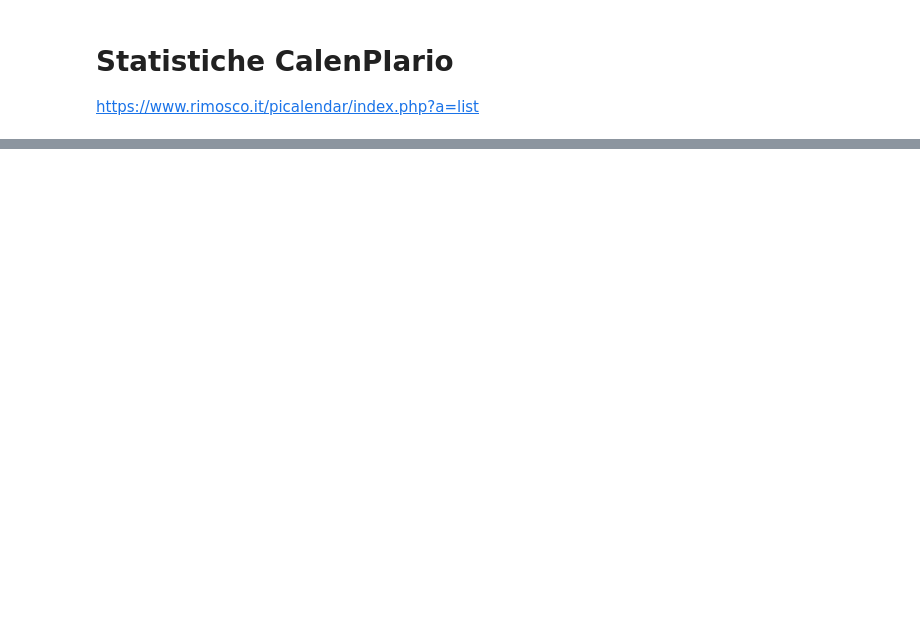
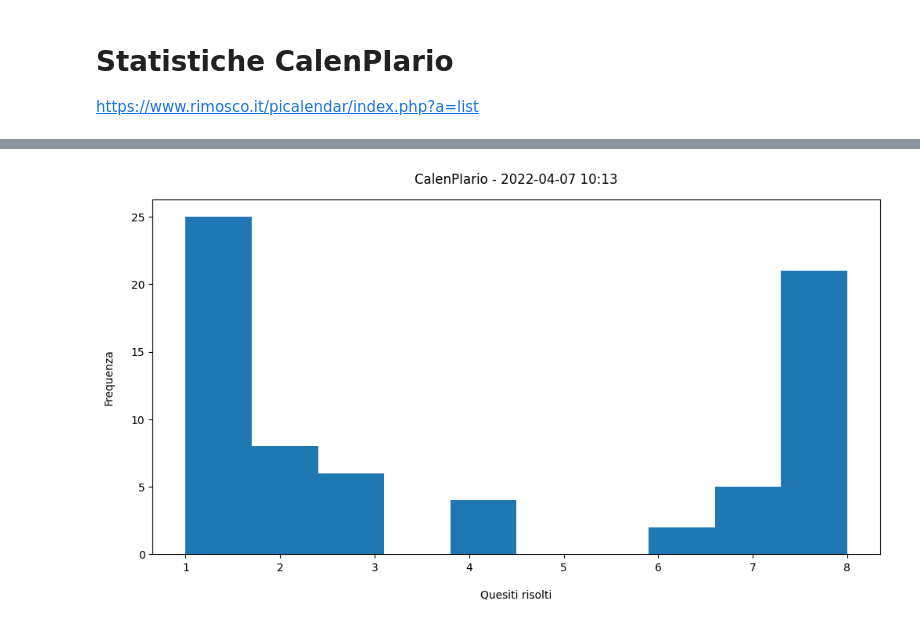
Before and after one commit to marcodelmastro/MathGames, a Jupyter notebook: calenPIario stats.ipynb, the cells around one changed output, grey strips where cells are left out. Saved outputs shown, nothing was run; the diff lists cells and outputs as text; code cells hidden in the pictures; blank space fills up the shorter version.

```diff
--- a/calenPIario stats.ipynb
+++ b/calenPIario stats.ipynb
@@ -45,3 +40,25 @@ pical_highscore = BeautifulSoup(r.text, 'html.parser')
 table = str(pical_highscore.find_all("table")[0])
 table = table.replace("<table><tr><td>Punteggio</td><td>Nickname</td></tr><tr>","").replace("</tr></table>","")
 table = [ [ i.replace('<td>','').replace('</td>','') for i in l.split("</td><td>") ] for l in table.split("</tr><tr>") ]
+
+# minimal score cut
+pmin = 0
+
+# table format changed on 2022-04-05
+points = []
+names  = []
+solved = []
+for l in table:
+    p = l[0]
+    if len(l[0])>202:
+        p = l[0][202:]
+    values = p.replace(' class="tg-svo0"','').replace(' class="tg-c3ow"','')
+    values = values.replace('</tr></tbody></table>','')
+    values = values.split("<td>")
+    name  = values[2]
+    point = values[4]
+    solve = values[3]
+    if int(point)>pmin:
+        points.append(int(point))
+        names.append(name)
+        solved.append(int(solve))
@@ -78,0 +75,9 @@ plt.show()
+# %%
+fig, ax = plt.subplots(figsize=(12,6),dpi=100)
+plt.hist(solved)
+ax.set_xlabel('Quesiti risolti', labelpad=15)
+ax.set_ylabel('Frequenza', labelpad=15)
+ax.set_title('CalenPIario - {}'.format(now), pad=15)
+plt.show()
+# %% [output]
+[figure, added]
```
Also changed, not shown: parts of 5 cells of this notebook, 1 other file.
